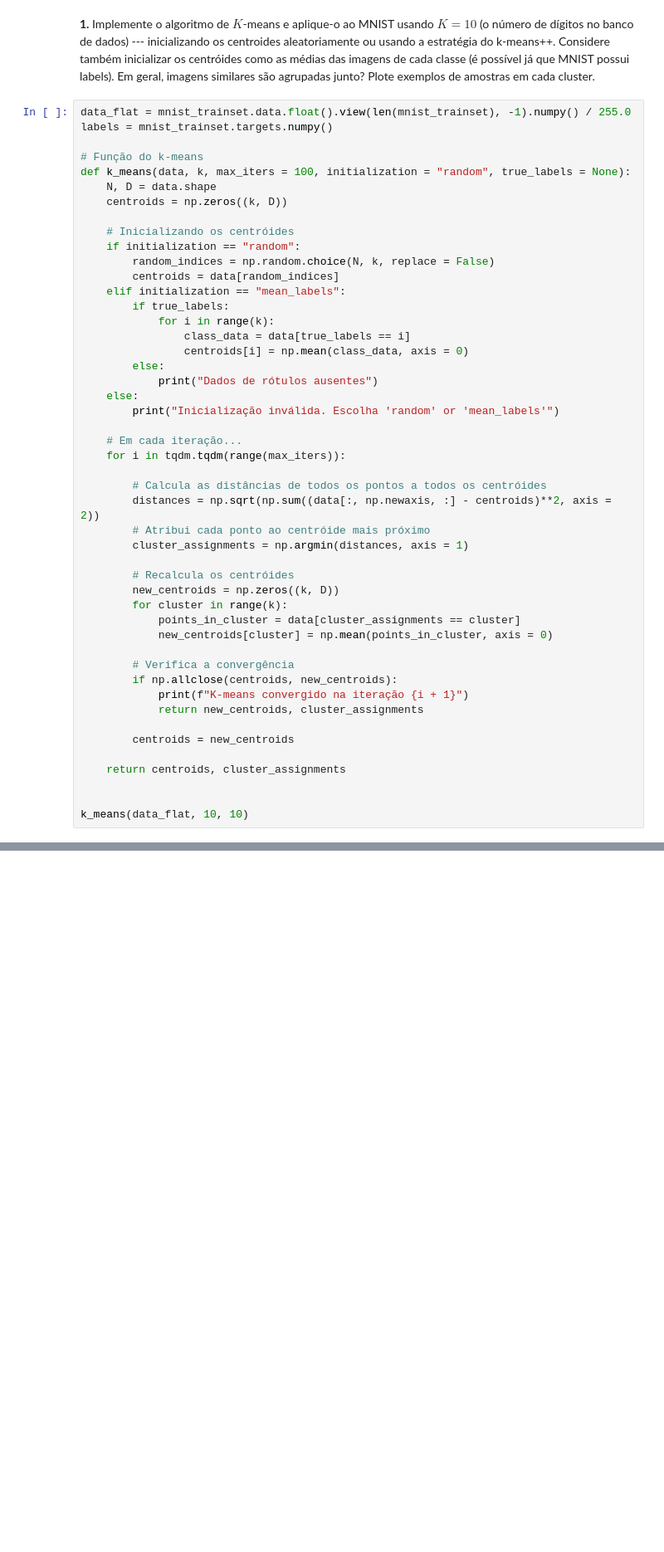
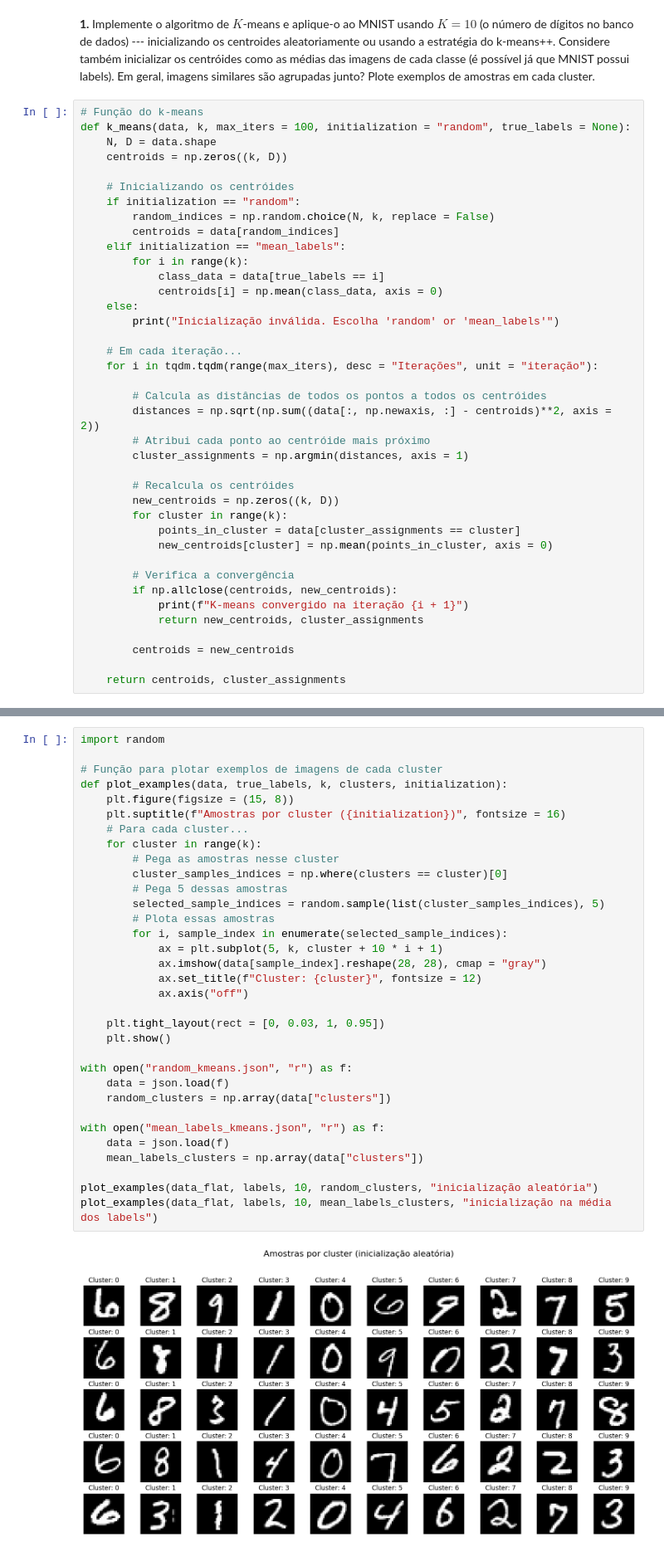
Before and after one commit to PedroPHC25/Machine-Learning, a Jupyter notebook: Ex03.ipynb, the cells around one changed output, grey strips where cells are left out. Shown at 83% size. Cells and saved outputs as stored; diff of their text form; blank space fills up the shorter version.

```diff
--- a/Ex03.ipynb
+++ b/Ex03.ipynb
@@ -356,9 +356,6 @@ display_nine_images(fashion_mnist_trainset)
 # %% [markdown]
 **1.** Implemente o algoritmo de $K$-means e aplique-o ao MNIST usando $K=10$ (o número de dígitos no banco de dados) --- inicializando os centroides aleatoriamente ou usando a estratégia do k-means++. Considere também inicializar os centróides como as médias das imagens de cada classe (é possível já que MNIST possui labels). Em geral, imagens similares são agrupadas junto? Plote exemplos de amostras em cada cluster.
 # %%
-data_flat = mnist_trainset.data.float().view(len(mnist_trainset), -1).numpy() / 255.0
-labels = mnist_trainset.targets.numpy()
-
 # Função do k-means
 def k_means(data, k, max_iters = 100, initialization = "random", true_labels = None):
     N, D = data.shape
@@ -369,17 +366,14 @@ def k_means(data, k, max_iters = 100, initialization = "random", true_labels = N
         random_indices = np.random.choice(N, k, replace = False)
         centroids = data[random_indices]
     elif initialization == "mean_labels":
-        if true_labels:
-            for i in range(k):
-                class_data = data[true_labels == i]
-                centroids[i] = np.mean(class_data, axis = 0)
-        else:
-            print("Dados de rótulos ausentes")
+        for i in range(k):
+            class_data = data[true_labels == i]
+            centroids[i] = np.mean(class_data, axis = 0)
     else:
         print("Inicialização inválida. Escolha 'random' or 'mean_labels'")
 
     # Em cada iteração...
-    for i in tqdm.tqdm(range(max_iters)):
+    for i in tqdm.tqdm(range(max_iters), desc = "Iterações", unit = "iteração"):
 
         # Calcula as distâncias de todos os pontos a todos os centróides
         distances = np.sqrt(np.sum((data[:, np.newaxis, :] - centroids)**2, axis = 2))
@@ -400,6 +394,3 @@ def k_means(data, k, max_iters = 100, initialization = "random", true_labels = N
         centroids = new_centroids
 
     return centroids, cluster_assignments
-
-
-k_means(data_flat, 10, 10)
@@ -405,0 +420,35 @@ k_means(data_flat, 10, 10)
+# %%
+import random
+
+# Função para plotar exemplos de imagens de cada cluster
+def plot_examples(data, true_labels, k, clusters, initialization):
+    plt.figure(figsize = (15, 8))
+    plt.suptitle(f"Amostras por cluster ({initialization})", fontsize = 16)
+    # Para cada cluster...
+    for cluster in range(k):
+        # Pega as amostras nesse cluster
+        cluster_samples_indices = np.where(clusters == cluster)[0]
+        # Pega 5 dessas amostras
+        selected_sample_indices = random.sample(list(cluster_samples_indices), 5)
+        # Plota essas amostras
+        for i, sample_index in enumerate(selected_sample_indices):
+            ax = plt.subplot(5, k, cluster + 10 * i + 1)
+            ax.imshow(data[sample_index].reshape(28, 28), cmap = "gray")
+            ax.set_title(f"Cluster: {cluster}", fontsize = 12)
+            ax.axis("off")
+
+    plt.tight_layout(rect = [0, 0.03, 1, 0.95])
+    plt.show()
+
+with open("random_kmeans.json", "r") as f:
+    data = json.load(f)
+    random_clusters = np.array(data["clusters"])
+
+with open("mean_labels_kmeans.json", "r") as f:
+    data = json.load(f)
+    mean_labels_clusters = np.array(data["clusters"])
+
+plot_examples(data_flat, labels, 10, random_clusters, "inicialização aleatória")
+plot_examples(data_flat, labels, 10, mean_labels_clusters, "inicialização na média dos labels")
+# %% [output]
+[figure, added]
```
Also changed, not shown: parts of 3 cells of this notebook, 2 other files.
